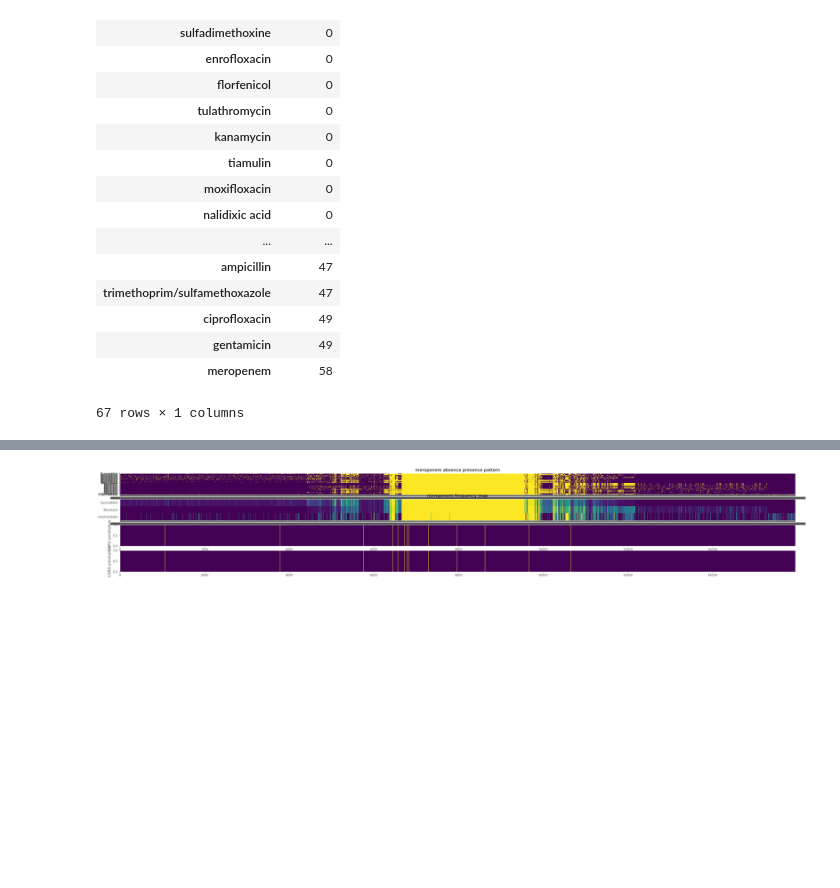
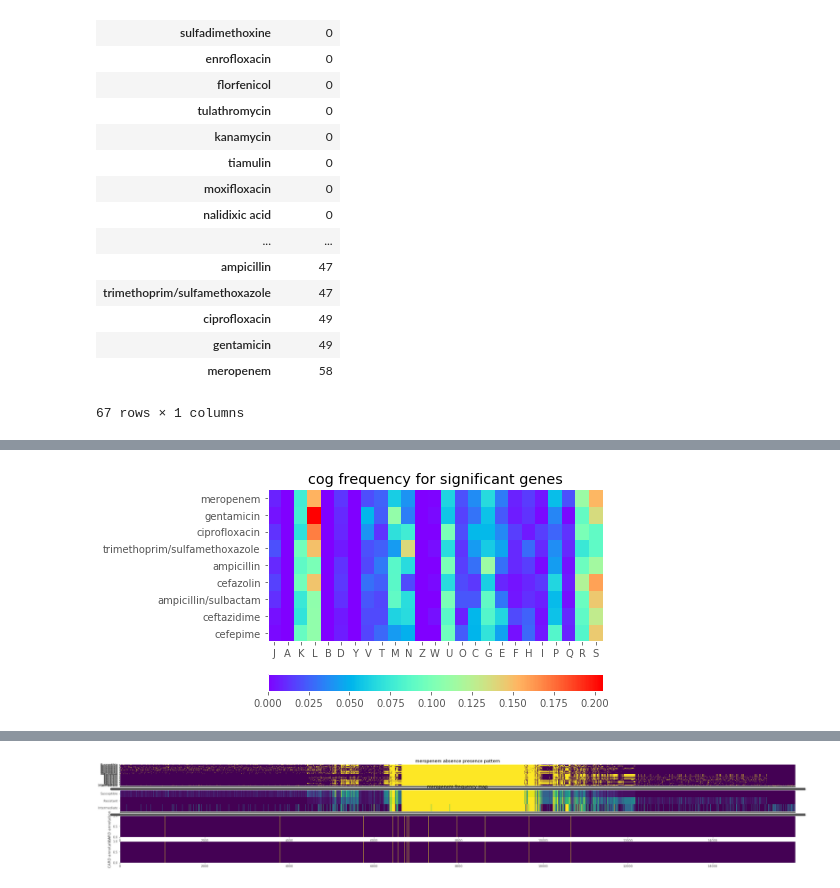
Before and after one commit to algaebrown/resistanceExp, a Jupyter notebook: visualization/exp2_cdhit/20170918pheotype_cdhit_card_pattern.ipynb, the cells around one changed output, grey strips where cells are left out. Cells and saved outputs as stored; diff of their text form; code cells hidden in the pictures; blank space fills up the shorter version.

```diff
--- a/visualization/exp2_cdhit/20170918pheotype_cdhit_card_pattern.ipynb
+++ b/visualization/exp2_cdhit/20170918pheotype_cdhit_card_pattern.ipynb
@@ -134,0 +171,16 @@ signi_cog.to_excel("/home/hermuba/resistanceExp/EcoliGenomes/figures/significant
+# %%
+# remove NaN
+def freq_wo_nan(row):
+    row = row[:len(row)-1]
+    return(row/row.sum())
+cog_wo = cog.apply(freq_wo_nan,axis = 1, )
+
+plt.pcolor(cog_wo, cmap = 'rainbow')
+plt.title("cog frequency for significant genes")
+plt.xticks(np.arange(0.5, len(cog_wo.columns), 1), cog_wo.columns)
+plt.yticks(np.arange(0.5, len(cog_wo.index), 1), cog_wo.index)
+
+plt.colorbar(orientation='horizontal')
+plt.show()
+# %% [output]
+[figure, added]
```
Also changed, not shown: parts of 6 cells of this notebook, 1 other file.
